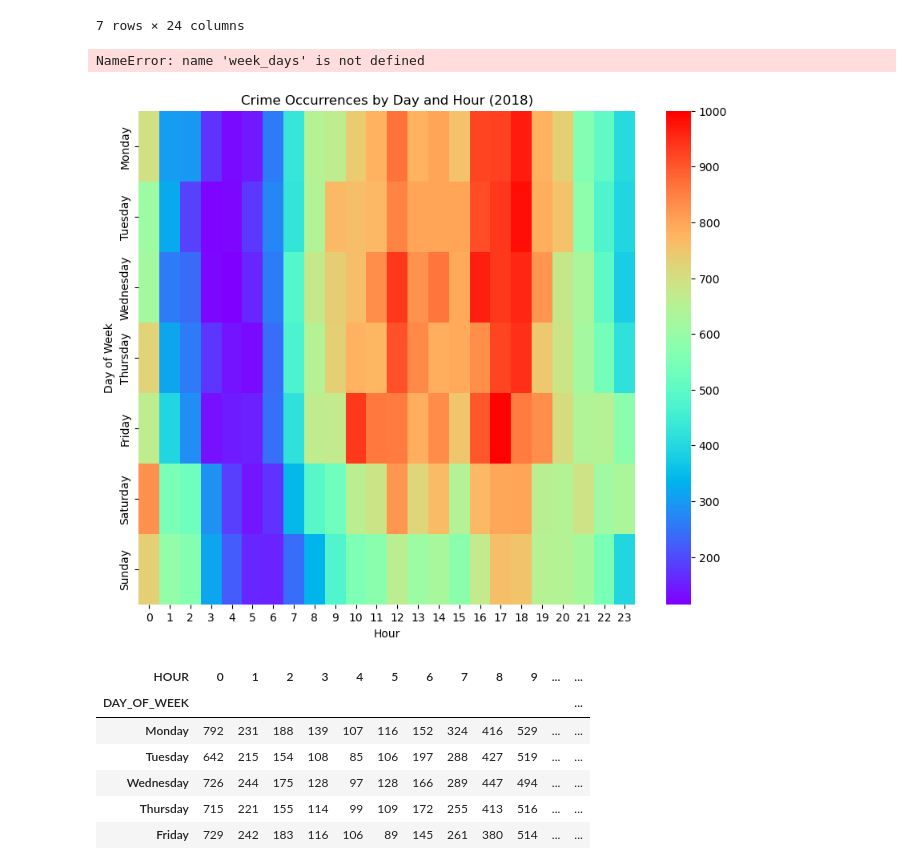
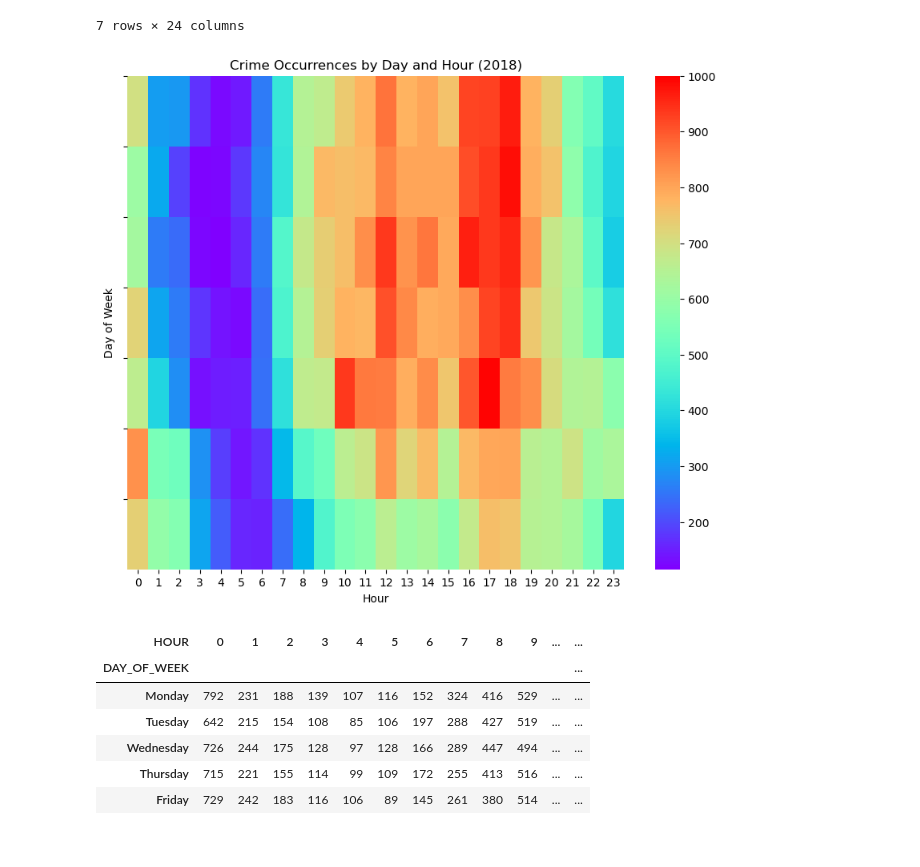
Before and after one commit to Dastardi/data_foundations, a Jupyter notebook: HW2/primary_comparisons.ipynb, the cells around one changed output. Saved outputs shown, nothing was run; the diff lists cells and outputs as text; code cells hidden in the pictures.

```diff
--- a/HW2/primary_comparisons.ipynb
+++ b/HW2/primary_comparisons.ipynb
@@ -178,14 +186,13 @@ crime_time_pivot
 # %%
 plt.figure(figsize=(10, 8))
 sns.heatmap(crime_time_pivot, cmap='rainbow', vmax=1000)
 plt.title('Crime Occurrences by Day and Hour (2018)')
 plt.ylabel('Day of Week')
 plt.xlabel('Hour')
-plt.yticks(ticks=range(7), labels=week_days, rotation=0)
+plt.yticks(ticks=range(7))
 plt.show()
 # %% [output]
-NameError: name 'week_days' is not defined
-[figure, old version]
+[figure, new version]
 # %%
 query = """
 SELECT DAY_OF_WEEK, HOUR, COUNT(*) as crime_count
```
Also changed, not shown: parts of 13 cells of this notebook, 5 other files.
